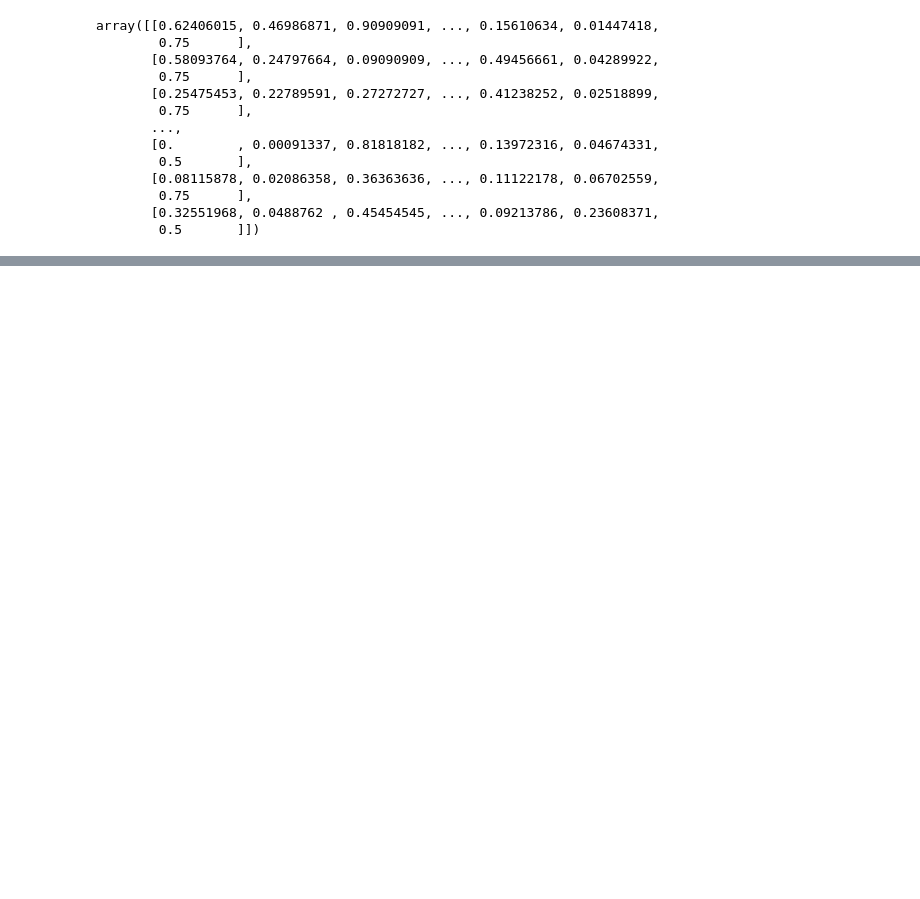
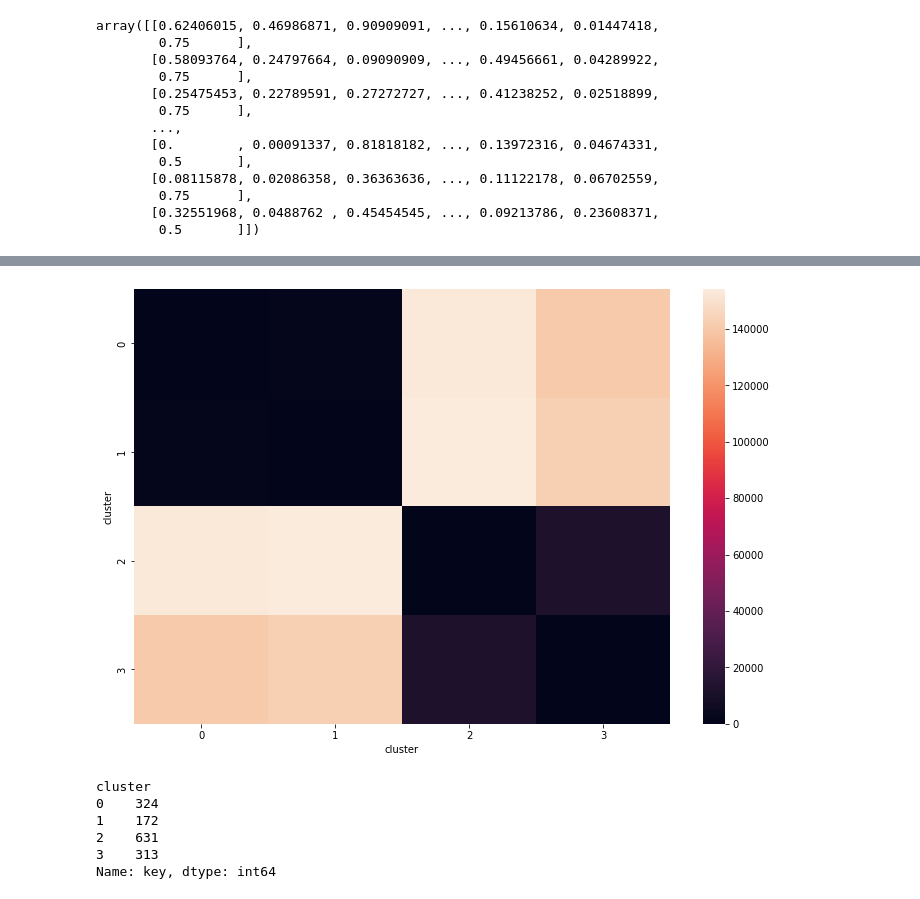
Before and after one commit to Joachim0211/MusicByAI, a Jupyter notebook: ProjectMusicClusteringTDGJ_06_22.ipynb, the cells around one changed output, grey strips where cells are left out. Drawn from its saved outputs; the diff is of its cells as text; code cells hidden in the pictures; blank space fills up the shorter version.

```diff
--- a/ProjectMusicClusteringTDGJ_06_22.ipynb
+++ b/ProjectMusicClusteringTDGJ_06_22.ipynb
@@ -111,0 +103,2 @@ a
+# %%
+my_kmeans.fit(a)
@@ -111,0 +107,4 @@ a
+# %%
+clusters = my_kmeans.predict(a)
+# %%
+df_sclust1["cluster"] = clusters
@@ -111,0 +128,2 @@ a
+# %%
+b=df_sclust1.groupby(by="cluster").mean()
@@ -111,0 +142,22 @@ a
+# %%
+import seaborn as sns
+from sklearn.metrics import pairwise_distances
+import matplotlib.pyplot as plt
+
+# Euclidean (by default)
+ecl_dis = pd.DataFrame(pairwise_distances(b), index=b.index, columns=b.index)
+ecl_dis
+plt.subplots(figsize=(12, 8))
+sns.heatmap(ecl_dis)
+plt.show()
+# %% [output]
+[figure, added]
+# %%
+df_sclust1.groupby(by="cluster").count()['key']
+# %% [output]
+cluster
+0    324
+1    172
+2    631
+3    313
+Name: key, dtype: int64
```
Also changed, not shown: parts of 12 cells of this notebook, 1 other file.
